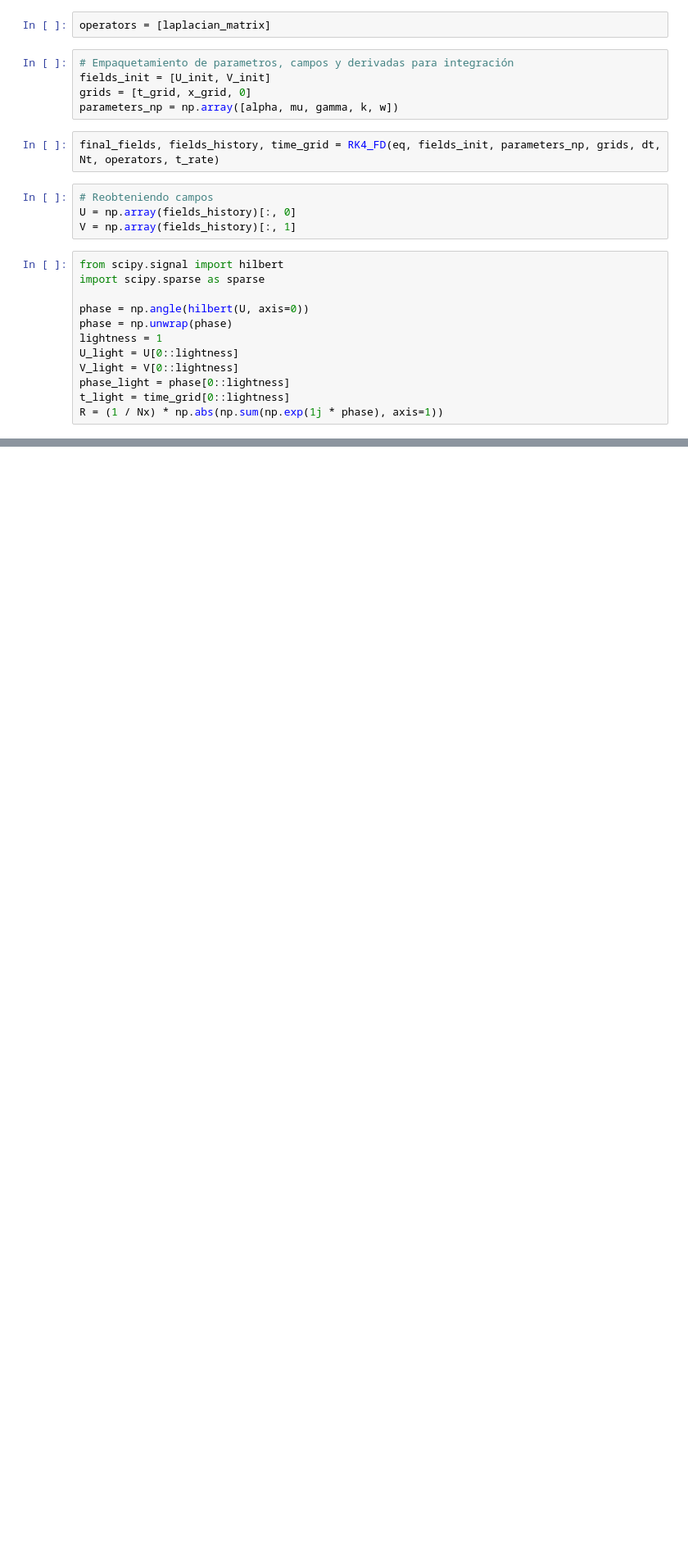
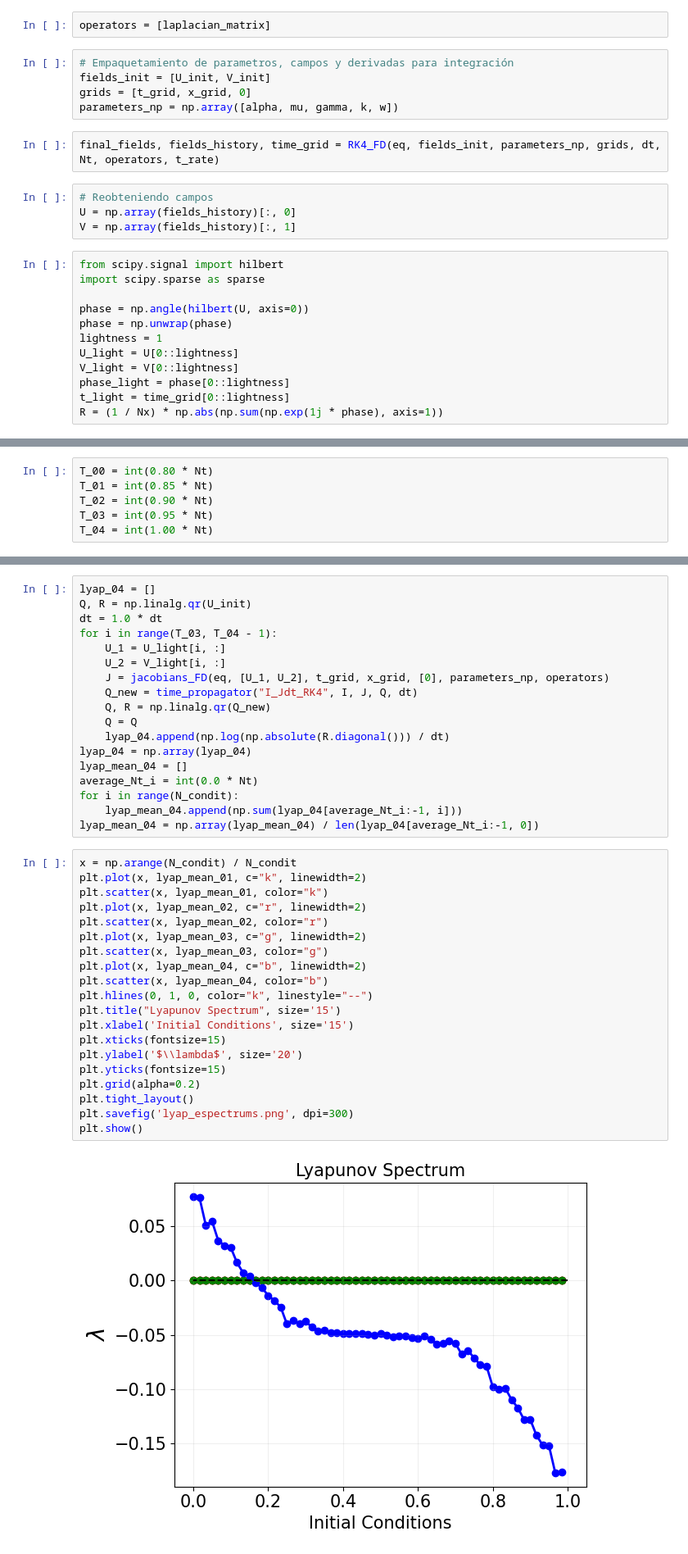
Before and after one commit to rariveros/LENL_simulations, a Jupyter notebook: 00_projects/network_chimeras/simulations/simulation.ipynb, the cells around one changed output, grey strips where cells are left out. Shown at 82% size. Saved outputs shown, nothing was run; the diff lists cells and outputs as text; blank space fills up the shorter version.

```diff
--- a/00_projects/network_chimeras/simulations/simulation.ipynb
+++ b/00_projects/network_chimeras/simulations/simulation.ipynb
@@ -372,0 +422,6 @@ ax03.set_xlim(0, 50)
+# %%
+T_00 = int(0.80 * Nt)
+T_01 = int(0.85 * Nt)
+T_02 = int(0.90 * Nt)
+T_03 = int(0.95 * Nt)
+T_04 = int(1.00 * Nt)
@@ -372,0 +489,40 @@ ax03.set_xlim(0, 50)
+# %%
+lyap_04 = []
+Q, R = np.linalg.qr(U_init)
+dt = 1.0 * dt
+for i in range(T_03, T_04 - 1):
+    U_1 = U_light[i, :]
+    U_2 = V_light[i, :]
+    J = jacobians_FD(eq, [U_1, U_2], t_grid, x_grid, [0], parameters_np, operators)
+    Q_new = time_propagator("I_Jdt_RK4", I, J, Q, dt)
+    Q, R = np.linalg.qr(Q_new)
+    Q = Q
+    lyap_04.append(np.log(np.absolute(R.diagonal())) / dt)
+lyap_04 = np.array(lyap_04)
+lyap_mean_04 = []
+average_Nt_i = int(0.0 * Nt)
+for i in range(N_condit):
+    lyap_mean_04.append(np.sum(lyap_04[average_Nt_i:-1, i]))
+lyap_mean_04 = np.array(lyap_mean_04) / len(lyap_04[average_Nt_i:-1, 0])
+# %%
+x = np.arange(N_condit) / N_condit
+plt.plot(x, lyap_mean_01, c="k", linewidth=2)
+plt.scatter(x, lyap_mean_01, color="k")
+plt.plot(x, lyap_mean_02, c="r", linewidth=2)
+plt.scatter(x, lyap_mean_02, color="r")
+plt.plot(x, lyap_mean_03, c="g", linewidth=2)
+plt.scatter(x, lyap_mean_03, color="g")
+plt.plot(x, lyap_mean_04, c="b", linewidth=2)
+plt.scatter(x, lyap_mean_04, color="b")
+plt.hlines(0, 1, 0, color="k", linestyle="--")
+plt.title("Lyapunov Spectrum", size='15')
+plt.xlabel('Initial Conditions', size='15')
+plt.xticks(fontsize=15)
+plt.ylabel('$\\lambda$', size='20')
+plt.yticks(fontsize=15)
+plt.grid(alpha=0.2)
+plt.tight_layout()
+plt.savefig('lyap_espectrums.png', dpi=300)
+plt.show()
+# %% [output]
+[figure, added]
```
Also changed, not shown: parts of 12 cells of this notebook, 6 other files.
